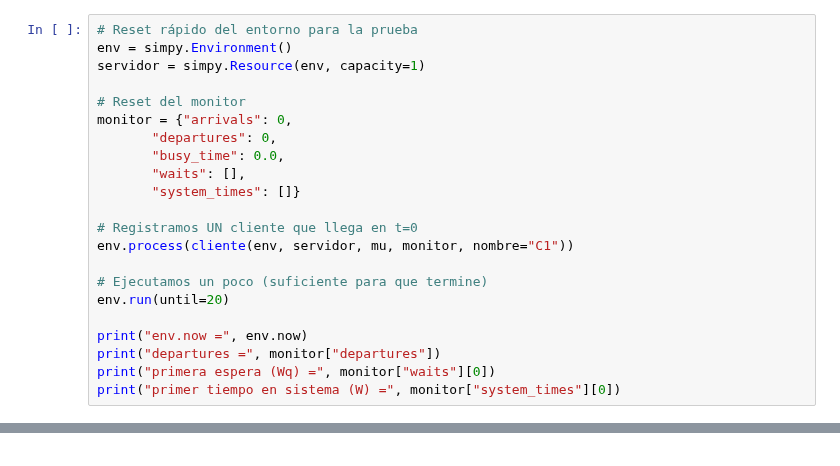
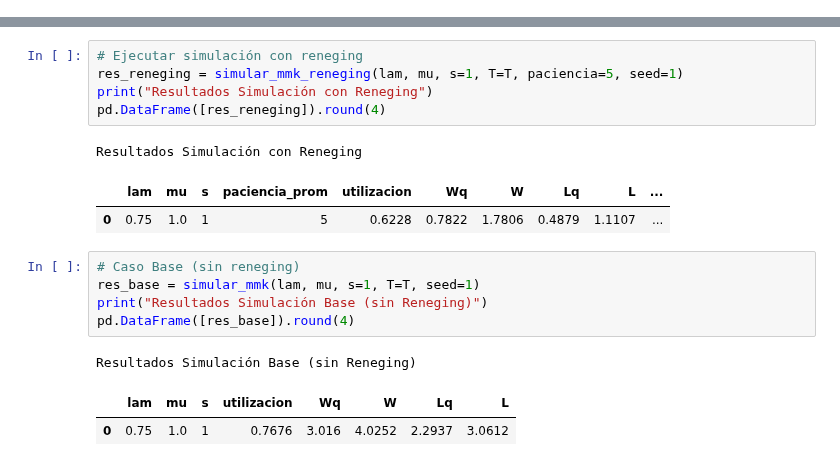
Before and after one commit to modelos-inst/LibroMoBI, a Jupyter notebook: content/complementarias/complementaria_simu_cola_simpy.ipynb, the cells around one changed output, grey strips where cells are left out. Saved outputs shown, nothing was run; the diff lists cells and outputs as text.

```diff
--- a/content/complementarias/complementaria_simu_cola_simpy.ipynb
+++ b/content/complementarias/complementaria_simu_cola_simpy.ipynb
@@ -408,22 +0,0 @@ Mini prueba de cliente con una llegada manual:
-# %%
-# Reset rápido del entorno para la prueba
-env = simpy.Environment()
-servidor = simpy.Resource(env, capacity=1)
-
-# Reset del monitor
-monitor = {"arrivals": 0,
-       "departures": 0,
-       "busy_time": 0.0,
-       "waits": [],
-       "system_times": []}
-
-# Registramos UN cliente que llega en t=0
-env.process(cliente(env, servidor, mu, monitor, nombre="C1"))
-
-# Ejecutamos un poco (suficiente para que termine)
-env.run(until=20)
-
-print("env.now =", env.now)
-print("departures =", monitor["departures"])
-print("primera espera (Wq) =", monitor["waits"][0])
-print("primer tiempo en sistema (W) =", monitor["system_times"][0])
@@ -895,0 +433,18 @@ Base (teoría)
+# %%
+# Ejecutar simulación con reneging
+res_reneging = simular_mmk_reneging(lam, mu, s=1, T=T, paciencia=5, seed=1)
+print("Resultados Simulación con Reneging")
+pd.DataFrame([res_reneging]).round(4)
+# %% [output]
+Resultados Simulación con Reneging
+|  | lam | mu | s | paciencia_prom | utilizacion | Wq | W | Lq | L | ... |
+| 0 | 0.75 | 1.0 | 1 | 5 | 0.6228 | 0.7822 | 1.7806 | 0.4879 | 1.1107 | ... |
+# %%
+# Caso Base (sin reneging)
+res_base = simular_mmk(lam, mu, s=1, T=T, seed=1)
+print("Resultados Simulación Base (sin Reneging)")
+pd.DataFrame([res_base]).round(4)
+# %% [output]
+Resultados Simulación Base (sin Reneging)
+|  | lam | mu | s | utilizacion | Wq | W | Lq | L |
+| 0 | 0.75 | 1.0 | 1 | 0.7676 | 3.016 | 4.0252 | 2.2937 | 3.0612 |
```
Also changed, not shown: parts of 65 cells of this notebook, 2 other files.
